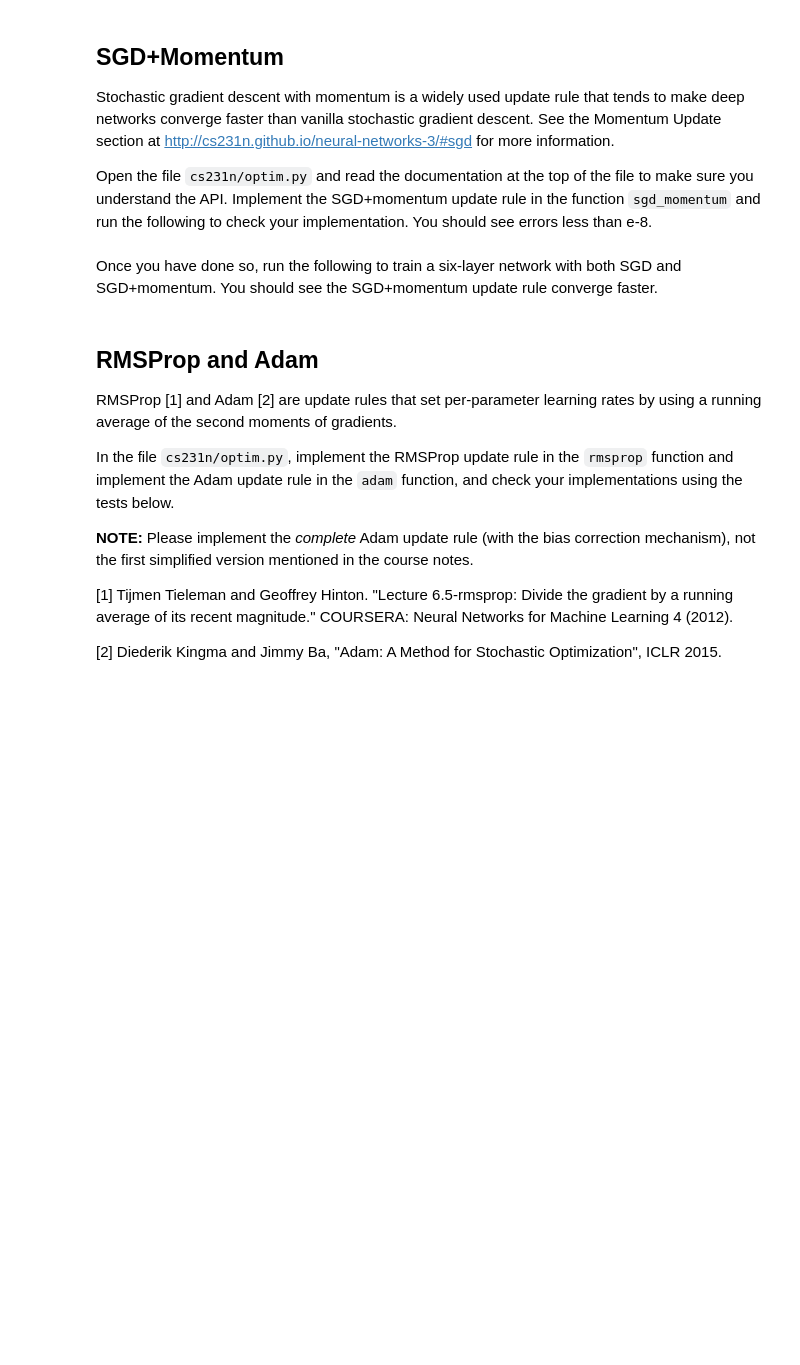
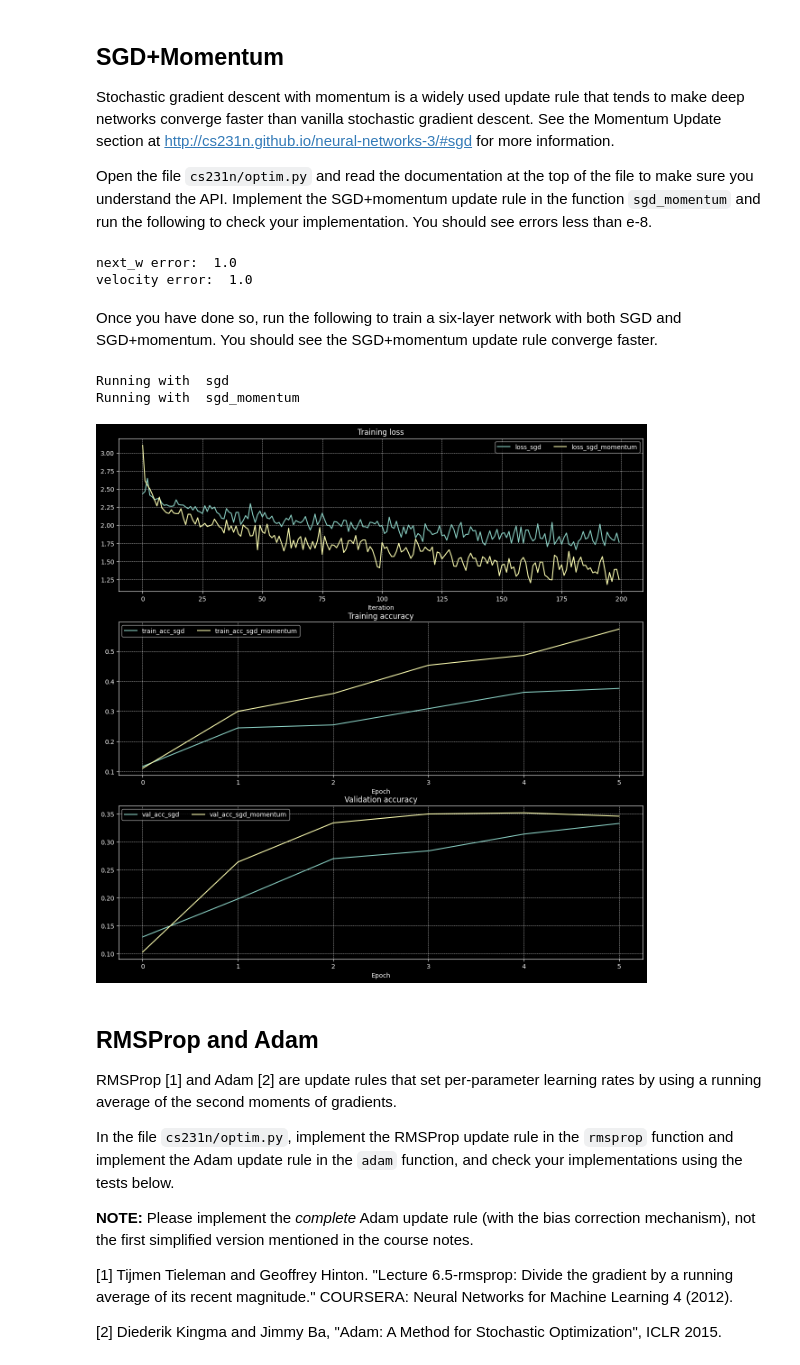
Before and after one commit to Visytudz/cs231n-sp23, a Jupyter notebook: assignment2/FullyConnectedNets.ipynb, the cells around one changed output. Saved outputs shown, nothing was run; the diff lists cells and outputs as text; code cells hidden in the pictures; blank space fills up the shorter version.

```diff
--- a/assignment2/FullyConnectedNets.ipynb
+++ b/assignment2/FullyConnectedNets.ipynb
@@ -196,6 +340,12 @@ Open the file `cs231n/optim.py` and read the documentation at the top of the fil
 # %%
 from cs231n.optim import sgd_momentum
 
+"""
+This test will fail because my sgd_momentum implementation is different from his.
+If you use it from scratch, they both work the same, but if you suddenly throw in
+a `v` like this to test it, then it makes a world of difference. I don't like his
+implementation, so I'm firmly keeping mine.
+"""
 N, D = 4, 5
 w = np.linspace(-0.4, 0.6, num=N * D).reshape(N, D)
 dw = np.linspace(-0.6, 0.4, num=N * D).reshape(N, D)
@@ -224,6 +374,9 @@ expected_velocity = np.asarray(
 # Should see relative errors around e-8 or less
 print("next_w error: ", rel_error(next_w, expected_next_w))
 print("velocity error: ", rel_error(expected_velocity, config["velocity"]))
+# %% [output]
+next_w error:  1.0
+velocity error:  1.0
 # %% [markdown]
 Once you have done so, run the following to train a six-layer network with both SGD and SGD+momentum. You should see the SGD+momentum update rule converge faster.
 # %%
@@ -244,34 +397,38 @@ for update_rule in ["sgd", "sgd_momentum"]:
     solver = Solver(
         model,
         small_data,
         num_epochs=5,
         batch_size=100,
         update_rule=update_rule,
         optim_config={"learning_rate": 5e-3},
-        verbose=True,
+        verbose=False,
     )
     solvers[update_rule] = solver
     solver.train()
 
 fig, axes = plt.subplots(3, 1, figsize=(15, 15))
 
 axes[0].set_title("Training loss")
 axes[0].set_xlabel("Iteration")
 axes[1].set_title("Training accuracy")
 axes[1].set_xlabel("Epoch")
 axes[2].set_title("Validation accuracy")
 axes[2].set_xlabel("Epoch")
 
 for update_rule, solver in solvers.items():
     axes[0].plot(solver.loss_history, label=f"loss_{update_rule}")
     axes[1].plot(solver.train_acc_history, label=f"train_acc_{update_rule}")
     axes[2].plot(solver.val_acc_history, label=f"val_acc_{update_rule}")
 
 for ax in axes:
     ax.legend(loc="best", ncol=4)
     ax.grid(linestyle="--", linewidth=0.5)
 
 plt.show()
+# %% [output]
+Running with  sgd
+Running with  sgd_momentum
+[figure, added]
 # %% [markdown]
 ## RMSProp and Adam
 RMSProp [1] and Adam [2] are update rules that set per-parameter learning rates by using a running average of the second moments of gradients.
```
Also changed, not shown: parts of 14 cells of this notebook, 3 other files.
